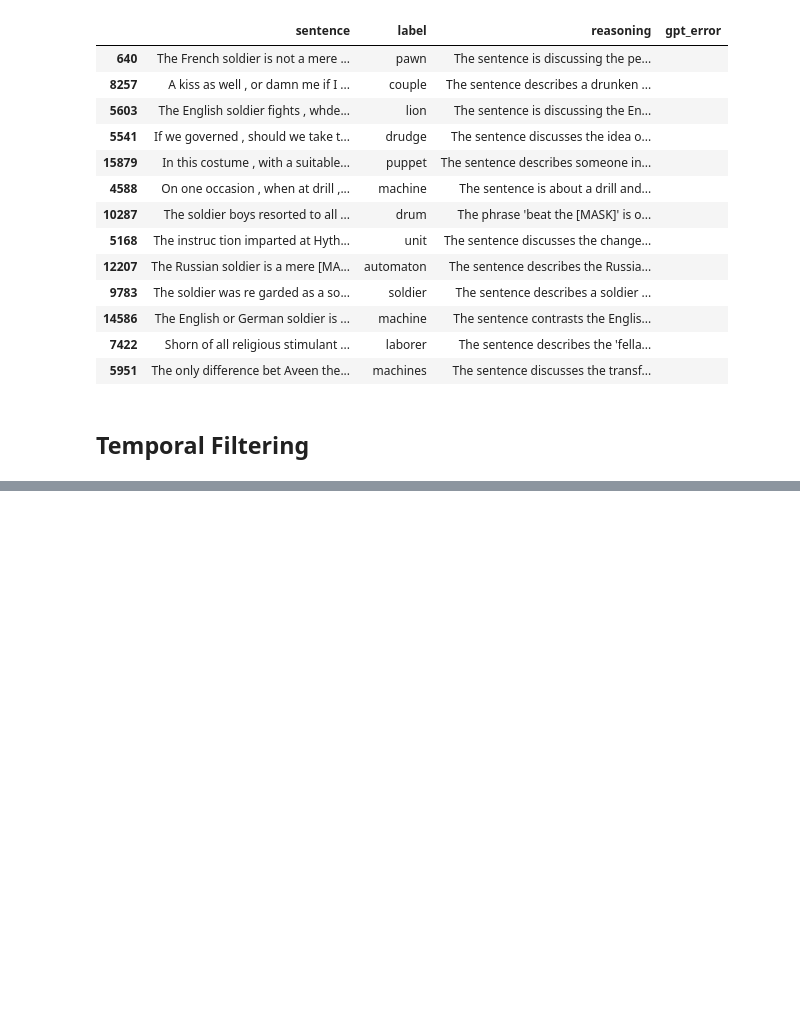
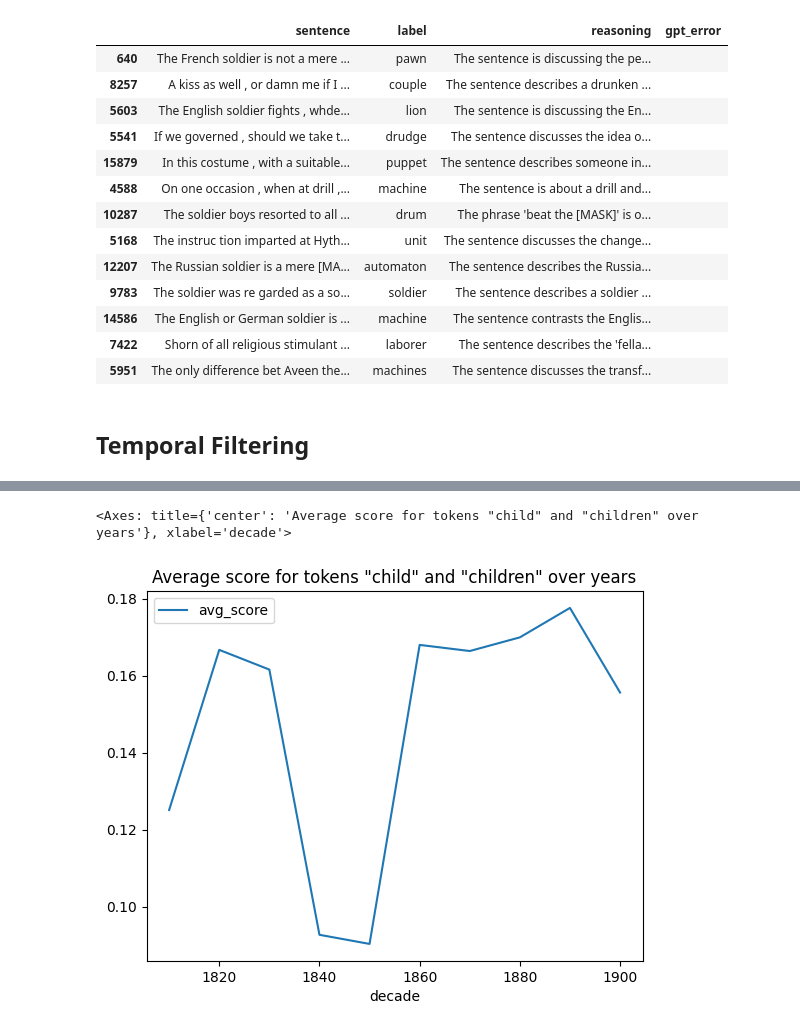
Before and after one commit to Text-Machine/mask-predict, a Jupyter notebook: 3-thematic-analysis-ig.ipynb, the cells around one changed output, grey strips where cells are left out. Drawn from its saved outputs; the diff is of its cells as text; code cells hidden in the pictures; blank space fills up the shorter version.

```diff
--- a/3-thematic-analysis-ig.ipynb
+++ b/3-thematic-analysis-ig.ipynb
@@ -396,5 +401,10 @@ by_year[by_year.date > 1800].plot(x='date', y='avg_score', kind='line', title='A
 # %%
-by_decade = df_ig_temporal[df_ig_temporal.Token.isin(['child','children'])].groupby('decade').agg(
+wordList = ['woman','women']#['boy','boys','girl','girls','child','children','baby','babies']
+time_unit = 'decade' #| 'date'
+by_time = df_ig_temporal[df_ig_temporal.Token.isin(wordList)].groupby(time_unit).agg(
     count=('id', 'count'),avg_score=('Score', 'mean')).reset_index()
-by_decade[by_decade.decade > 1800].plot(x='decade', y='avg_score', kind='line', title='Average score for token "child" over decades')
+by_time[by_time[time_unit] > 1800].plot(x=time_unit, y='avg_score', kind='line', title='Average score for tokens "child" and "children" over years')
+# %% [output]
+<Axes: title={'center': 'Average score for tokens "child" and "children" over years'}, xlabel='decade'>
+[figure, added]
 # %%
```
Also changed, not shown: parts of 24 cells of this notebook, 4 other files.
